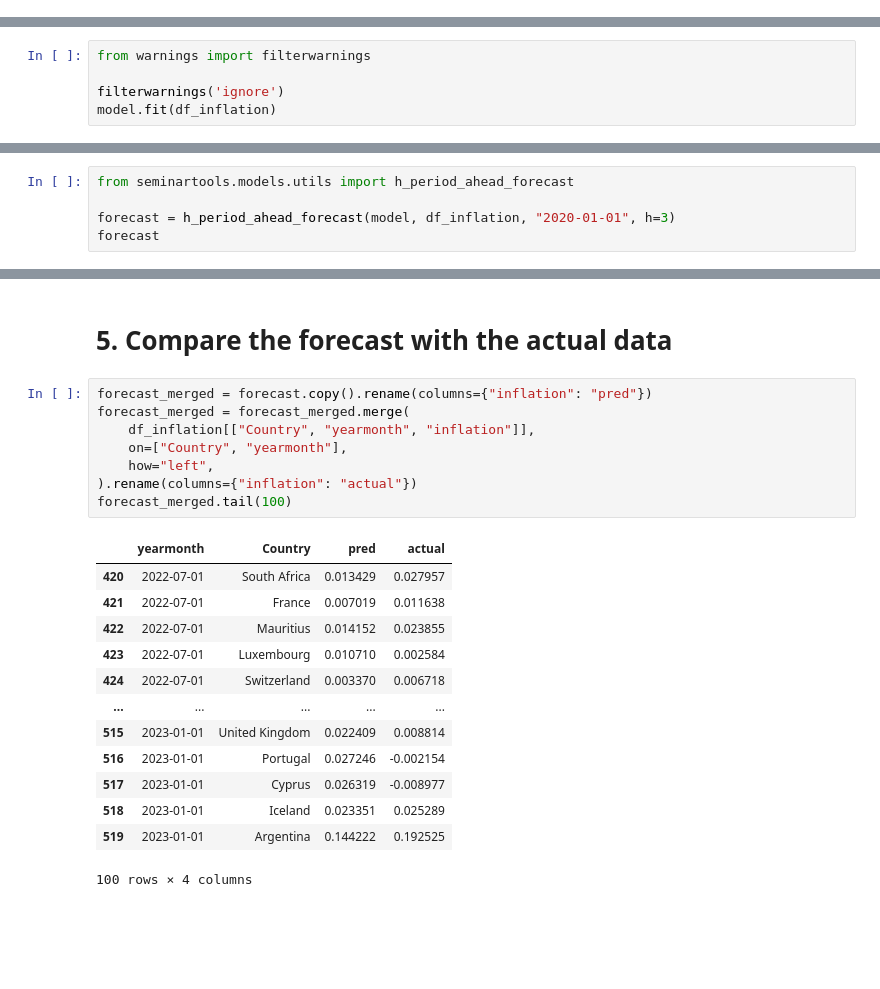
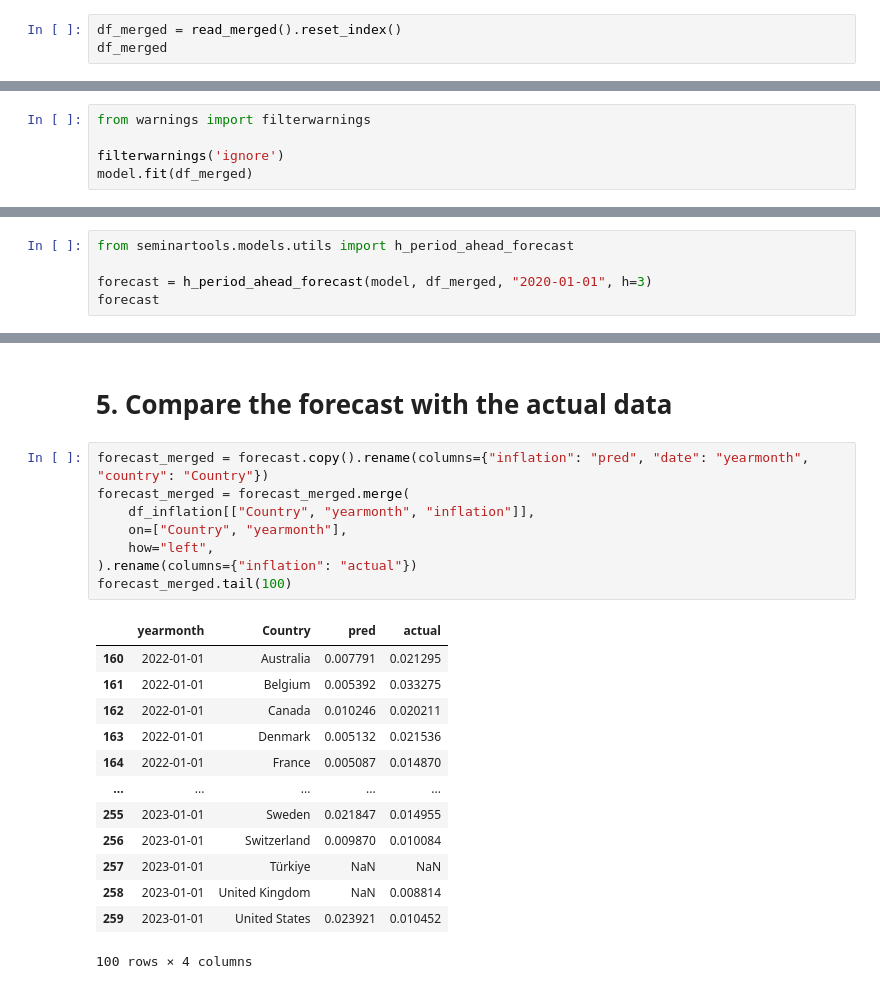
Before and after one commit to mvanaltvorst/seminar, a Jupyter notebook: notebooks/models/4_quarter_avg_model.ipynb, the cells around one changed output, grey strips where cells are left out. Drawn from its saved outputs; the diff is of its cells as text; blank space fills up the shorter version.

```diff
--- a/notebooks/models/4_quarter_avg_model.ipynb
+++ b/notebooks/models/4_quarter_avg_model.ipynb
@@ -26,0 +28,3 @@ df_inflation
+# %%
+df_merged = read_merged().reset_index()
+df_merged
@@ -51,6 +78,6 @@ df_inflation
 from warnings import filterwarnings
 
 filterwarnings('ignore')
-model.fit(df_inflation)
+model.fit(df_merged)
 # %% [markdown]
 # 3. Evaluation
@@ -106,6 +106,6 @@ df_inflation
 # %%
 from seminartools.models.utils import h_period_ahead_forecast
 
-forecast = h_period_ahead_forecast(model, df_inflation, "2020-01-01", h=3)
+forecast = h_period_ahead_forecast(model, df_merged, "2020-01-01", h=3)
 forecast
 # %% [output]
@@ -139,26 +139,26 @@ plt.legend().remove()
 # %% [markdown]
 # 5. Compare the forecast with the actual data
 # %%
-forecast_merged = forecast.copy().rename(columns={"inflation": "pred"})
+forecast_merged = forecast.copy().rename(columns={"inflation": "pred", "date": "yearmonth", "country": "Country"})
 forecast_merged = forecast_merged.merge(
     df_inflation[["Country", "yearmonth", "inflation"]],
     on=["Country", "yearmonth"],
     how="left",
 ).rename(columns={"inflation": "actual"})
 forecast_merged.tail(100)
 # %% [output]
 |  | yearmonth | Country | pred | actual |
-| 420 | 2022-07-01 | South Africa | 0.013429 | 0.027957 |
-| 421 | 2022-07-01 | France | 0.007019 | 0.011638 |
-| 422 | 2022-07-01 | Mauritius | 0.014152 | 0.023855 |
-| 423 | 2022-07-01 | Luxembourg | 0.010710 | 0.002584 |
-| 424 | 2022-07-01 | Switzerland | 0.003370 | 0.006718 |
+| 160 | 2022-01-01 | Australia | 0.007791 | 0.021295 |
+| 161 | 2022-01-01 | Belgium | 0.005392 | 0.033275 |
+| 162 | 2022-01-01 | Canada | 0.010246 | 0.020211 |
+| 163 | 2022-01-01 | Denmark | 0.005132 | 0.021536 |
+| 164 | 2022-01-01 | France | 0.005087 | 0.014870 |
 | ... | ... | ... | ... | ... |
-| 515 | 2023-01-01 | United Kingdom | 0.022409 | 0.008814 |
-| 516 | 2023-01-01 | Portugal | 0.027246 | -0.002154 |
-| 517 | 2023-01-01 | Cyprus | 0.026319 | -0.008977 |
-| 518 | 2023-01-01 | Iceland | 0.023351 | 0.025289 |
-| 519 | 2023-01-01 | Argentina | 0.144222 | 0.192525 |
+| 255 | 2023-01-01 | Sweden | 0.021847 | 0.014955 |
+| 256 | 2023-01-01 | Switzerland | 0.009870 | 0.010084 |
+| 257 | 2023-01-01 | Türkiye | NaN | NaN |
+| 258 | 2023-01-01 | United Kingdom | NaN | 0.008814 |
+| 259 | 2023-01-01 | United States | 0.023921 | 0.010452 |
 100 rows × 4 columns
 # %%
 sns.scatterplot(
```
Also changed, not shown: parts of 14 cells of this notebook, 1 other file.
